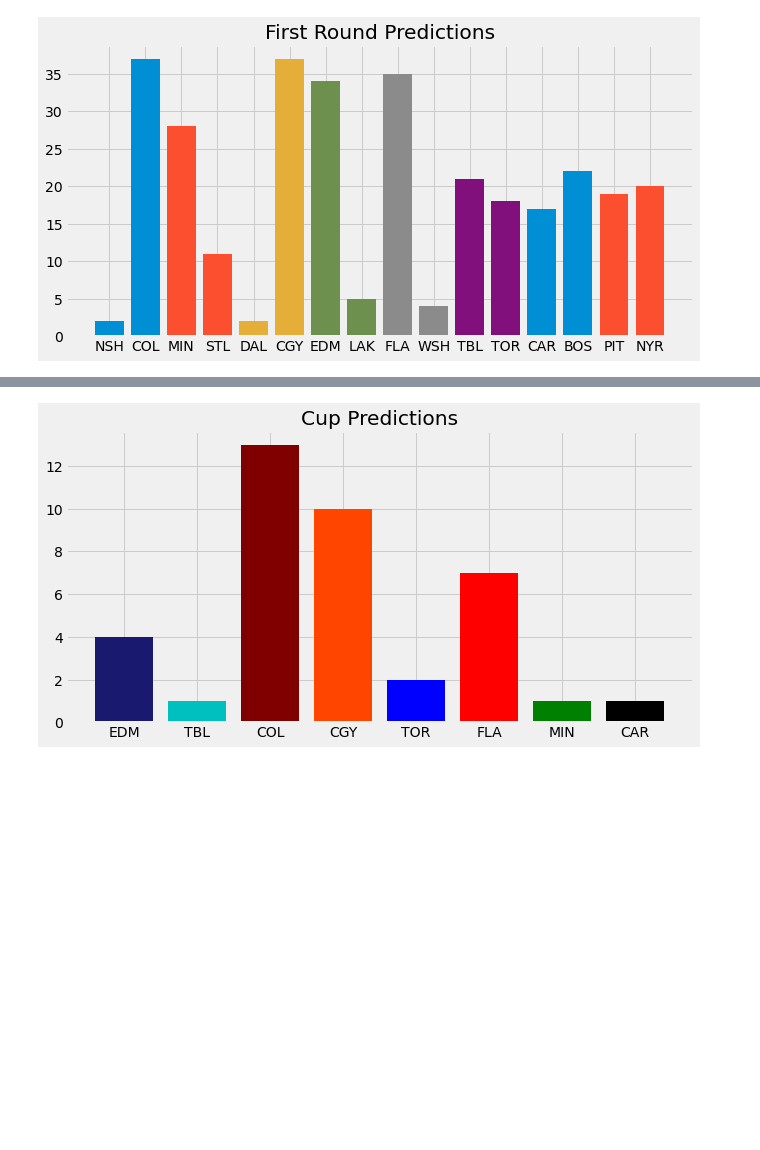
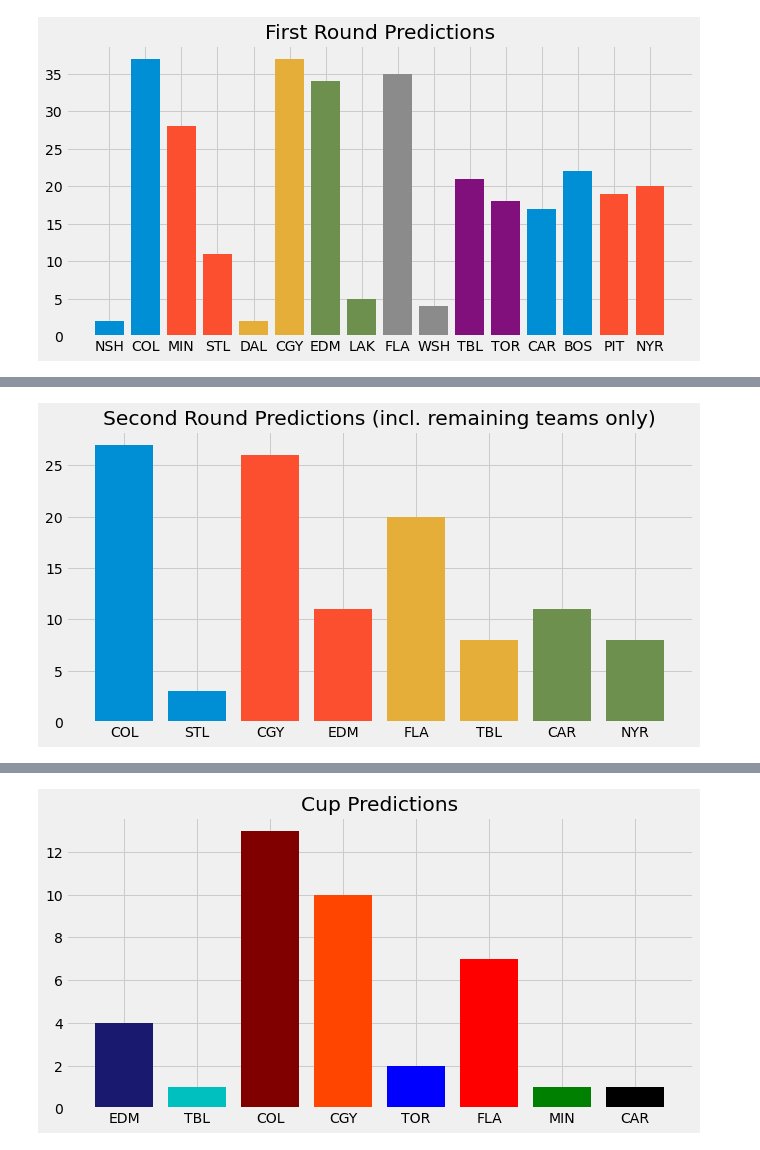
Before and after one commit to camharris22/nhl_playoff_challenge2022, a Jupyter notebook: analysis.ipynb, the cells around one changed output, grey strips where cells are left out. Cells and saved outputs as stored; diff of their text form; code cells hidden in the pictures; blank space fills up the shorter version.

```diff
--- a/analysis.ipynb
+++ b/analysis.ipynb
@@ -88,0 +103,16 @@ plt.savefig('img/rd1_pred.png');
+# %%
+rd2_matchups = {
+    1 : ('COL', 'STL'),
+    2 : ('CGY','EDM'),
+    3 : ('FLA', 'TBL'),
+    4 : ('CAR', 'NYR')
+}
+
+for k, v in rd2_matchups.items():
+    plt.bar(x=[v[0], v[1]],
+            height=[pick_summary['rd2_selections'][v[0]], pick_summary['rd2_selections'][v[1]]])
+    plt.title("Second Round Predictions (incl. remaining teams only)")
+
+plt.savefig('img/rd2_pred.png');
+# %% [output]
+[figure, added]
```
Also changed, not shown: parts of 7 cells of this notebook, 1 other file.
